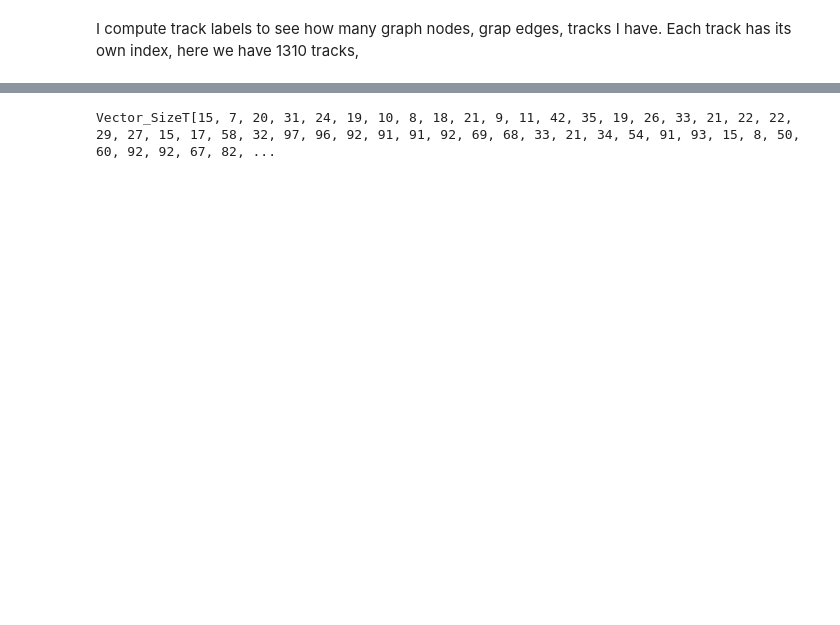
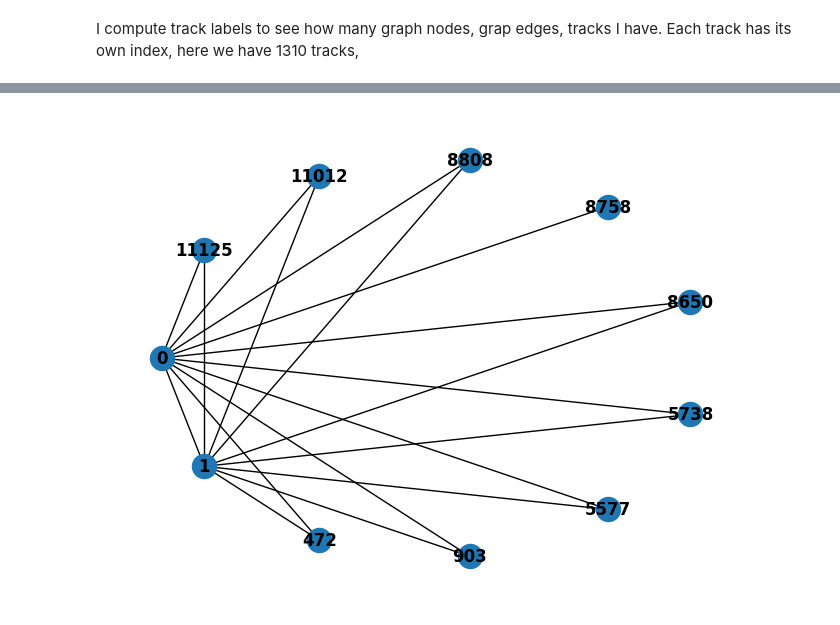
Before and after one commit to makmary/alignment-experiments, a Jupyter notebook: experiments/raytracing_example.ipynb, the cells around one changed output, grey strips where cells are left out. Saved outputs shown, nothing was run; the diff lists cells and outputs as text; code cells hidden in the pictures; blank space fills up the shorter version.

```diff
--- a/experiments/raytracing_example.ipynb
+++ b/experiments/raytracing_example.ipynb
@@ -206,7 +279,7 @@ world_to_cam = load_poses(poses, dtype).to(device, dtype)
 # %%
 view_i = 0
 
-key_pts = torch.tensor(keypoints, dtype=dtype)  # [[x1, y1], [x2, y2], ...]
+key_pts = torch.tensor(keypoints['0000.png'], dtype=dtype)  # [[x1, y1], [x2, y2], ...]
 
 # Visualize keypoints
 img = f'{sk3d_root}/dataset/{scene_name}/tis_right/rgb/undistorted/ambient@best/{view_i:04}.png'
@@ -378,7 +376,12 @@ pairs, matches, scores = read_matches_from_db(database_path)
 from pixsfm.keypoint_adjustment import build_matching_graph
 from pixsfm import base, features, logger
 
-matches_scores = (matches, scores)
-graph = build_matching_graph(pairs, *matches_scores)
+
+graph = base.Graph()
+scores = [None for _ in matches]
+
+for (name1, name2), m, s in zip(pairs, matches, scores):
+    graph.register_matches(name1, name2, m, s)
+
 print(graph)
 # %% [output]
@@ -459,0 +491,25 @@ graph.edges()
+# %%
+import networkx as nx
+
+G = nx.Graph()
+
+lst = clusters.get(479)
+
+for i in range(len(lst)):
+
+    feature_node = graph.nodes[i]
+    start_edge = int(feature_node.node_idx)
+
+    len_matches = len(feature_node.out_matches)
+    print(feature_node)
+    for k in range(len_matches):
+
+        curr_node_matches = feature_node.out_matches
+        end_edge = curr_node_matches[k].node_idx
+
+        G.add_edge(start_edge,
+                   end_edge,
+                   image_id=int(feature_node.image_id))
+
+        print(curr_node_matches[k])
+    print()
@@ -459,0 +534,8 @@ graph.edges()
+# %%
+import matplotlib.pyplot as plt
+import networkx as nx
+
+nx.draw_shell(G, with_labels=True, font_weight='bold')
+plt.show()
+# %% [output]
+[figure, added]
@@ -460,4 +546,2 @@ graph.edges()
 # %%
 graph.degrees()
-# %% [output]
-Vector_SizeT[15, 7, 20, 31, 24, 19, 10, 8, 18, 21, 9, 11, 42, 35, 19, 26, 33, 21, 22, 22, 29, 27, 15, 17, 58, 32, 97, 96, 92, 91, 91, 92, 69, 68, 33, 21, 34, 54, 91, 93, 15, 8, 50, 60, 92, 92, 67, 82, ...
```
Also changed, not shown: parts of 50 cells of this notebook, 10 other files.
